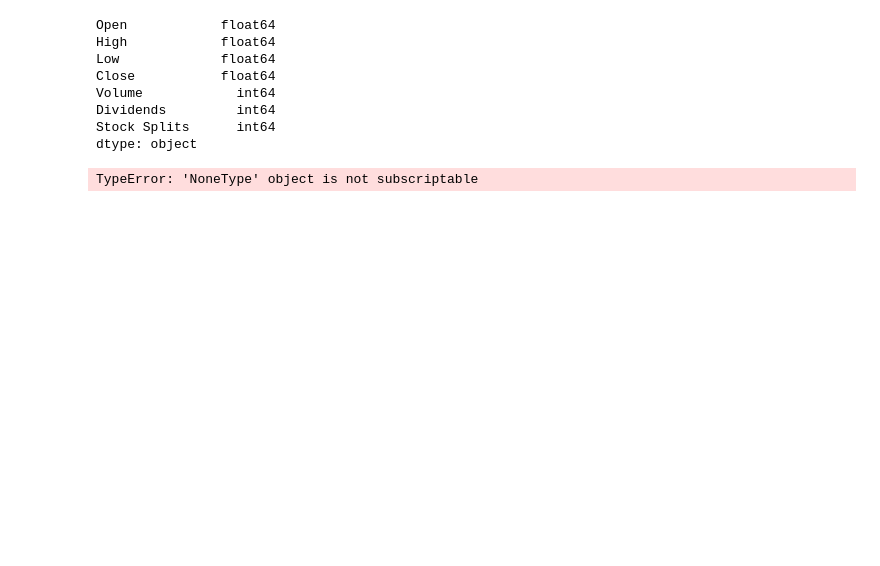
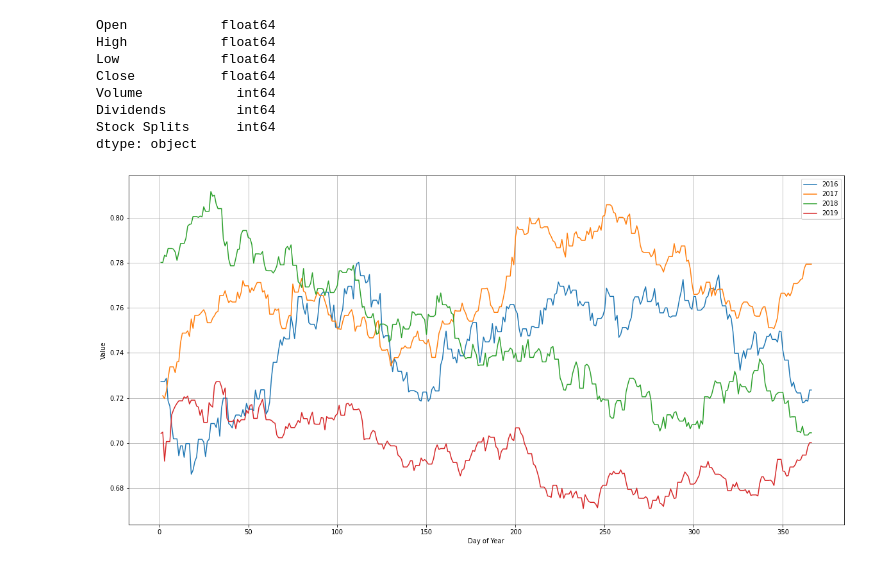
Before and after one commit to sajanee/CurrencySeasonality, a Jupyter notebook: Currency Pair Workbook.ipynb, the cells around one changed output. Saved outputs shown, nothing was run; the diff lists cells and outputs as text; code cells hidden in the pictures; blank space fills up the shorter version.

```diff
--- a/Currency Pair Workbook.ipynb
+++ b/Currency Pair Workbook.ipynb
@@ -65,22 +65,24 @@ df_seas = create_pivot(df)
 # %%
 def plotter(df, x, y):
     plt.figure(figsize = (20,10))
     plt.plot(df[x], df[y])
     plt.grid()
     plt.legend()
     plt.show()
 cols = [2016,2017,2018,2019]
+
+plt.figure(figsize = (20,10))
 for i in range(0, len(cols)):
     df2 = df_seas[cols[i]]#.copy(deep = True)
     df2.dropna(inplace= True)
     plt.plot(df2, label = cols[i])
 
 plt.xlabel('Day of Year')
 plt.ylabel('Value')
 plt.grid()
 plt.legend()
 plt.show()
 # %% [output]
-TypeError: 'NoneType' object is not subscriptable
+[figure, added]
 # %%
 df_seas
```
Also changed, not shown: parts of 3 cells of this notebook.
